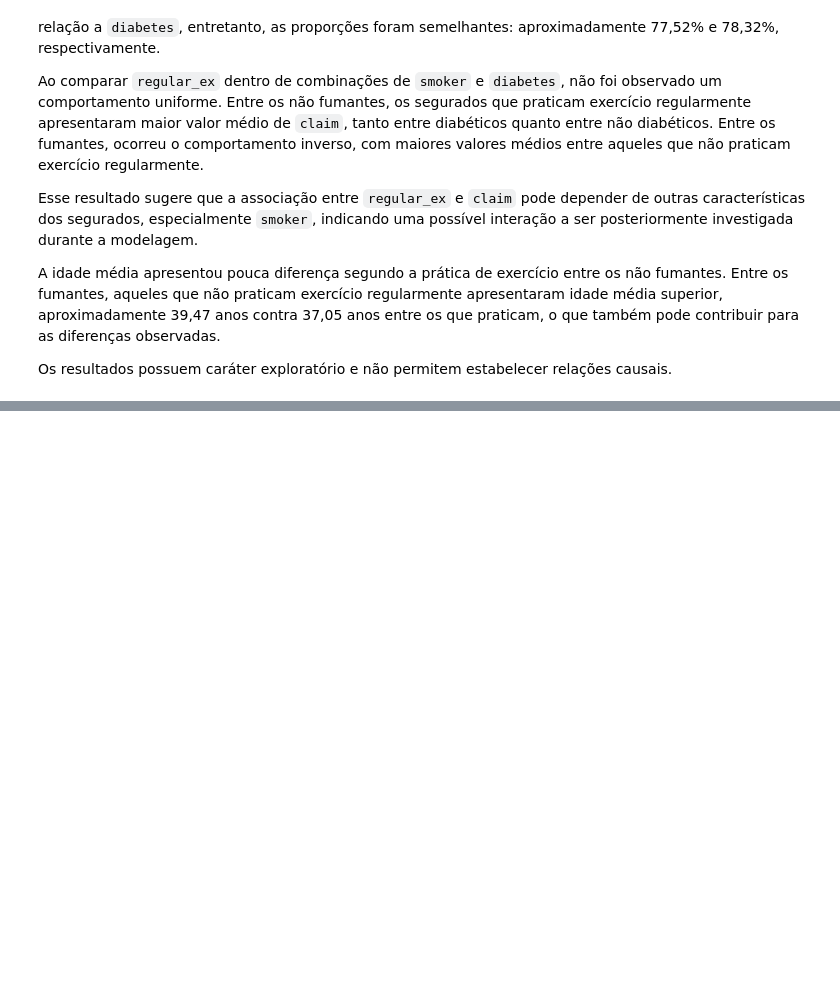
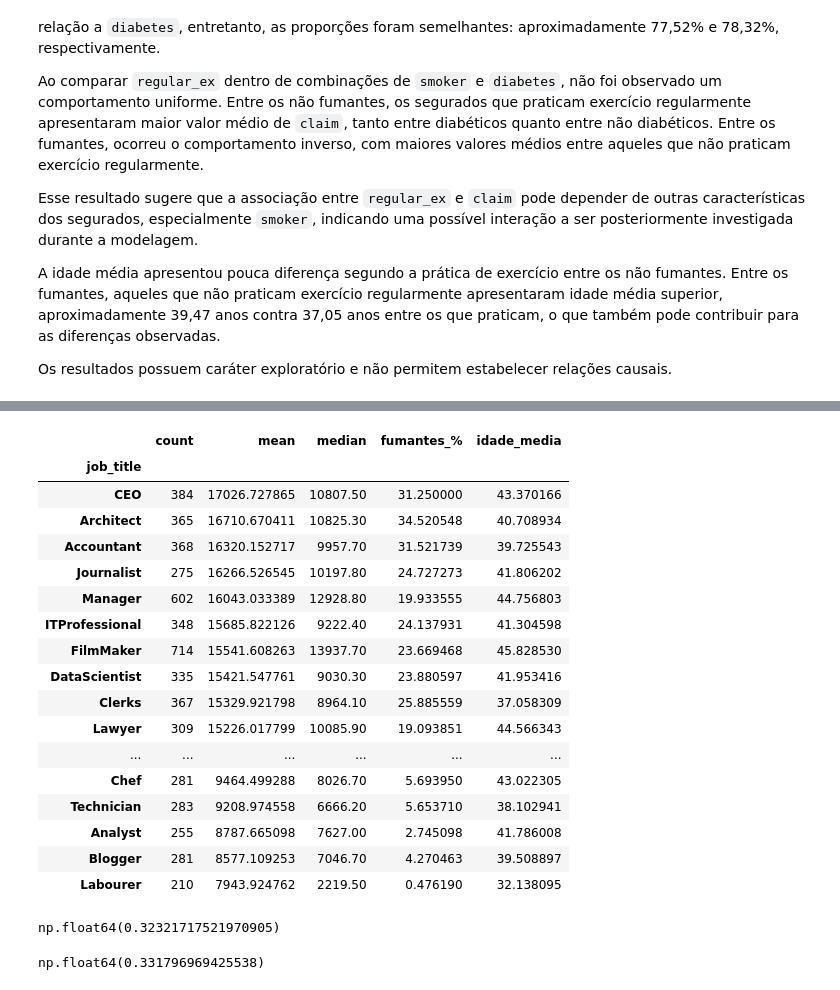
Before and after one commit to DalpesCS50/trab_estagio4_health-insurance-claims-prediction, a Jupyter notebook: notebooks/01_exploracao_inicial_health_insurance.ipynb, the cells around one changed output, grey strips where cells are left out. Saved outputs shown, nothing was run; the diff lists cells and outputs as text; code cells hidden in the pictures; blank space fills up the shorter version.

```diff
--- a/notebooks/01_exploracao_inicial_health_insurance.ipynb
+++ b/notebooks/01_exploracao_inicial_health_insurance.ipynb
@@ -1018,0 +1553,39 @@ Os resultados possuem caráter exploratório e não permitem estabelecer relaç
+# %%
+idade_media_job = dados.groupby("job_title")["age"].mean()
+
+claim_job["idade_media"] = idade_media_job
+
+claim_job[
+    ["count", "mean", "median", "fumantes_%", "idade_media"]
+].sort_values("mean", ascending=False)
+# %% [output]
+|  | count | mean | median | fumantes_% | idade_media |
+| job_title |  |  |  |  |  |
+| CEO | 384 | 17026.727865 | 10807.50 | 31.250000 | 43.370166 |
+| Architect | 365 | 16710.670411 | 10825.30 | 34.520548 | 40.708934 |
+| Accountant | 368 | 16320.152717 | 9957.70 | 31.521739 | 39.725543 |
+| Journalist | 275 | 16266.526545 | 10197.80 | 24.727273 | 41.806202 |
+| Manager | 602 | 16043.033389 | 12928.80 | 19.933555 | 44.756803 |
+| ITProfessional | 348 | 15685.822126 | 9222.40 | 24.137931 | 41.304598 |
+| FilmMaker | 714 | 15541.608263 | 13937.70 | 23.669468 | 45.828530 |
+| DataScientist | 335 | 15421.547761 | 9030.30 | 23.880597 | 41.953416 |
+| Clerks | 367 | 15329.921798 | 8964.10 | 25.885559 | 37.058309 |
+| Lawyer | 309 | 15226.017799 | 10085.90 | 19.093851 | 44.566343 |
+| ... | ... | ... | ... | ... | ... |
+| Chef | 281 | 9464.499288 | 8026.70 | 5.693950 | 43.022305 |
+| Technician | 283 | 9208.974558 | 6666.20 | 5.653710 | 38.102941 |
+| Analyst | 255 | 8787.665098 | 7627.00 | 2.745098 | 41.786008 |
+| Blogger | 281 | 8577.109253 | 7046.70 | 4.270463 | 39.508897 |
+| Labourer | 210 | 7943.924762 | 2219.50 | 0.476190 | 32.138095 |
+# %%
+claim_job["mean"].corr(claim_job["idade_media"])
+# %% [output]
+np.float64(0.32321717521970905)
+# %%
+claim_job_sem_student = claim_job.drop(index="Student")
+
+claim_job_sem_student["mean"].corr(
+    claim_job_sem_student["idade_media"]
+)
+# %% [output]
+np.float64(0.331796969425538)
```
Also changed, not shown: parts of 33 cells of this notebook.
